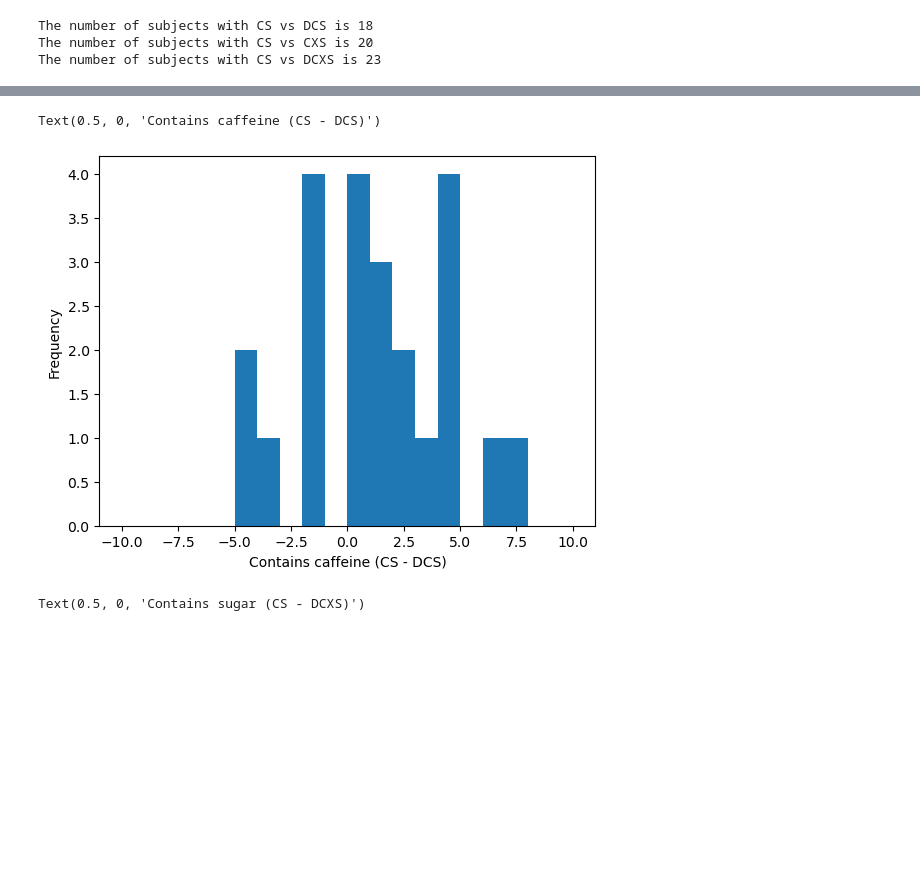
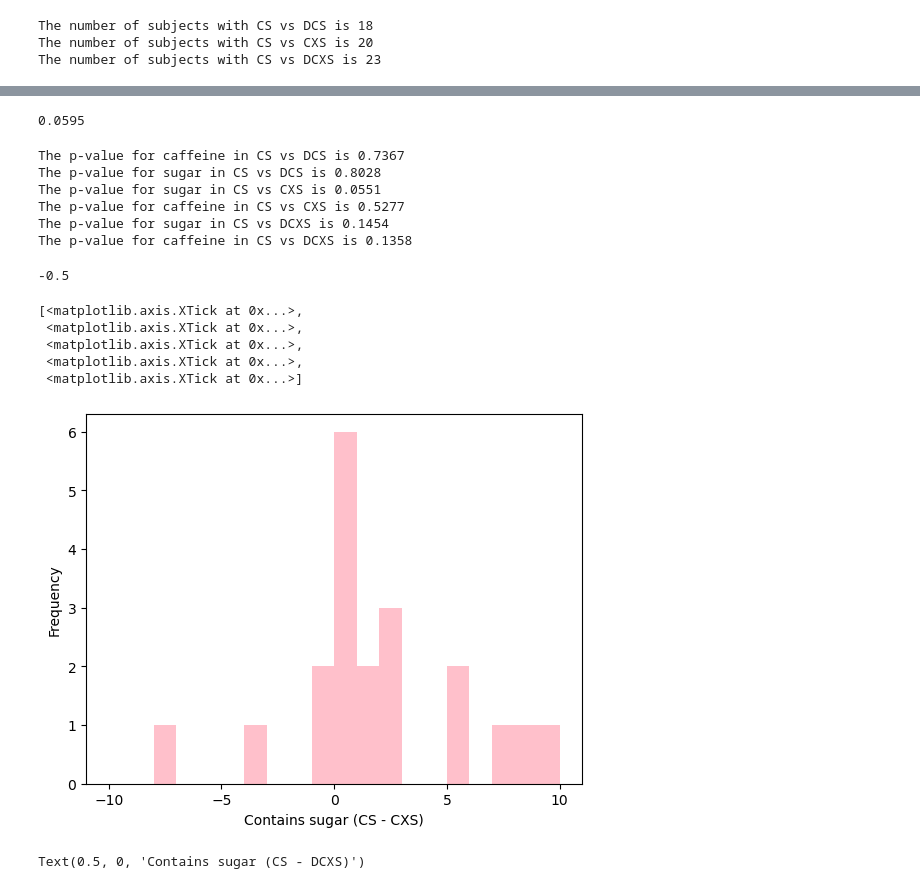
Before and after one commit to jaimemcc/energy-drink, a Jupyter notebook: scripts/taste_scores.ipynb, the cells around one changed output, grey strips where cells are left out. Saved outputs shown, nothing was run; the diff lists cells and outputs as text; code cells hidden in the pictures; blank space fills up the shorter version.

Commit message:
updates to energy-drink, syncing

```diff
--- a/scripts/taste_scores.ipynb
+++ b/scripts/taste_scores.ipynb
@@ -101,7 +119,12 @@ The number of T3 rows is 61.
 # %%
 # function to get difference scores
 def get_diff_scores(df, conditions, value):
-    df_reduced = df.query("condition in @conditions")
+
+    sessions = ["T2", "T3"]
+    df_reduced = (df
+                  .query("condition in @conditions")
+                  .query("session in @sessions")
+                 )
 
     df_diff = pd.pivot(df_reduced, index="ID", columns="condition", values=value)
     df_diff["difference_score"] = df_diff[conditions[0]] - df_diff[conditions[1]]
@@ -109,6 +132,8 @@ def get_diff_scores(df, conditions, value):
     df_diff = df_diff[~pd.isna(df_diff["difference_score"])]
 
     return df_diff
+
+# df_qual = df_qual.query()
 
 conditions = ["CS", "DCS"]
 df_caffeine = get_diff_scores(df_qual, conditions, "caffeine")
@@ -118,7 +143,6 @@ conditions = ["CS", "CXS"]
 df_sugar = get_diff_scores(df_qual, conditions, "sugar")
 df_sugar_caff = get_diff_scores(df_qual, conditions, "caffeine")
 
-
 conditions = ["CS", "DCXS"]
 df_both_caff = get_diff_scores(df_qual, conditions, "caffeine")
 df_both_sug = get_diff_scores(df_qual, conditions, "sugar")
@@ -165,14 +212,68 @@ The difference scores are not different from zero, p = 0.327
+# %%
+def permtest(df, iters=10000):
+    """
+    Permutation test for taste scores to compare difference against 0.
+    Does one-tailed test so testing hypothesis that the ingredient can
+    be detected not that there is a taste difference between the two
+    drinks.
+
+    Args
+    df : DataFrame
+        Contains difference_score column
+    iters : Int
+        Number of shuffles to perform. Default is 1000
+
+    Returns
+    p-value
+    """
+    means = []
+    for i in range(iters):
+        means.append(df.difference_score.apply( lambda x : x * random.choice([-1,1])).mean())
+
+    real_mean = df.difference_score.mean()
+
+    fraction = sum(np.array(means) > real_mean)
+
+    return fraction / iters
+
+permtest(df_sugar)
+# %% [output]
+0.0595
+# %%
+print("The p-value for caffeine in CS vs DCS is {}".format(permtest(df_caffeine)))
+print("The p-value for sugar in CS vs DCS is {}".format(permtest(df_caffeine_sug)))
+print("The p-value for sugar in CS vs CXS is {}".format(permtest(df_sugar)))
+print("The p-value for caffeine in CS vs CXS is {}".format(permtest(df_sugar_caff)))
+print("The p-value for sugar in CS vs DCXS is {}".format(permtest(df_both_sug)))
+print("The p-value for caffeine in CS vs DCXS is {}".format(permtest(df_both_caff)))
+# %% [output]
+The p-value for caffeine in CS vs DCS is 0.7367
+The p-value for sugar in CS vs DCS is 0.8028
+The p-value for sugar in CS vs CXS is 0.0551
+The p-value for caffeine in CS vs CXS is 0.5277
+The p-value for sugar in CS vs DCXS is 0.1454
+The p-value for caffeine in CS vs DCXS is 0.1358
+# %%
+df_sugar.difference_score.apply( lambda x : x * random.choice([-1,1])).mean()
+# %% [output]
+-0.5
 # %%
 bins = range(-10, 11)
 
 f, ax = plt.subplots()
 
-ax.hist(df_both_caff.difference_score, bins=bins)
+ax.hist(df_sugar.difference_score, bins=bins, color="pink")
 ax.set_ylabel("Frequency")
-ax.set_xlabel("Contains caffeine (CS - DCS)")
+ax.set_xlabel("Contains sugar (CS - CXS)")
+
+ax.set_xticks([-10, -5, 0, 5, 10])
 # %% [output]
-Text(0.5, 0, 'Contains caffeine (CS - DCS)')
+[<matplotlib.axis.XTick at 0x...>,
+ <matplotlib.axis.XTick at 0x...>,
+ <matplotlib.axis.XTick at 0x...>,
+ <matplotlib.axis.XTick at 0x...>,
+ <matplotlib.axis.XTick at 0x...>]
-[figure, old version]
+[figure, new version]
 # %%
 bins = range(-10, 11)
 
```
Also changed, not shown: parts of 12 cells of this notebook, 32 other files.
